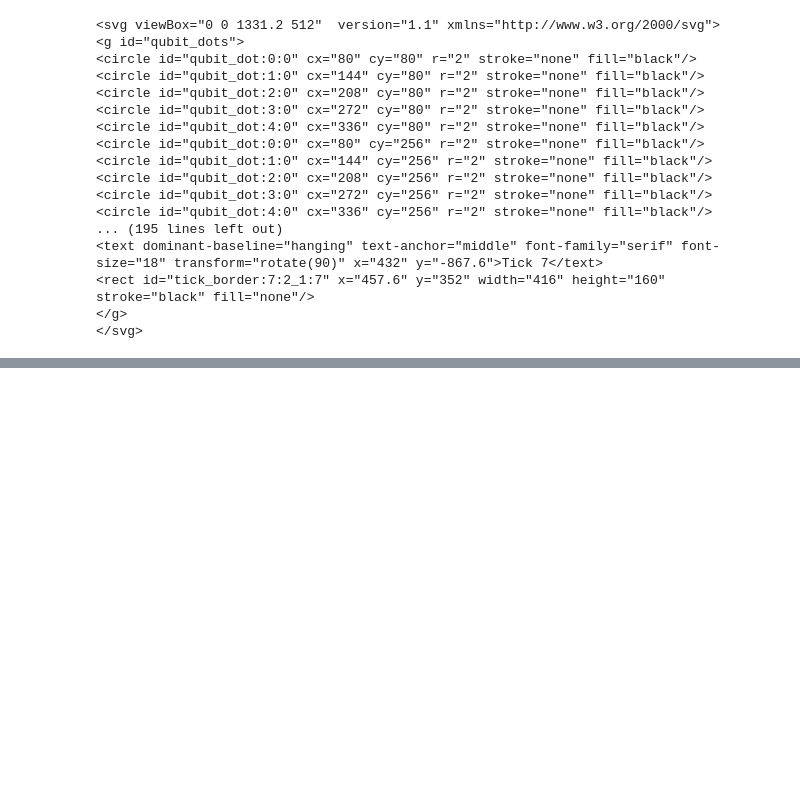
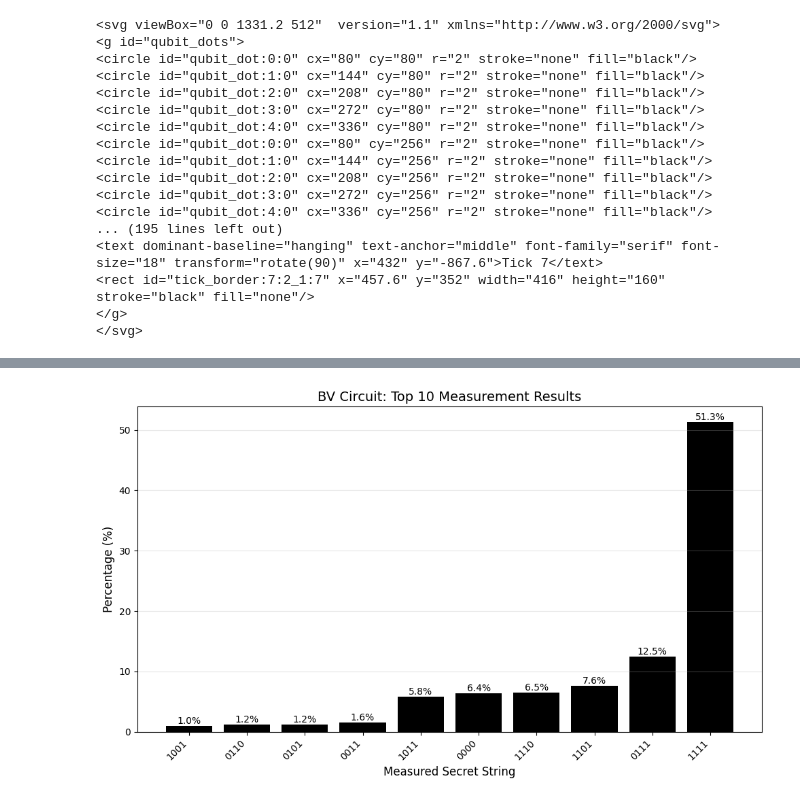
Before and after one commit to YasithDSL/RiDAR, a Jupyter notebook: stim_notebook.ipynb, the cells around one changed output, grey strips where cells are left out. Saved outputs shown, nothing was run; the diff lists cells and outputs as text; code cells hidden in the pictures; blank space fills up the shorter version.

```diff
--- a/stim_notebook.ipynb
+++ b/stim_notebook.ipynb
@@ -223,0 +328,56 @@ bv5_circuit_with_errors.diagram('timeslice-svg')
+# %%
+import matplotlib.pyplot as plt
+from collections import Counter
+
+sampler = bv5_circuit_with_errors.compile_sampler()
+shots_many = sampler.sample(shots=1000)
+
+results = Counter()
+for shot in shots_many:
+    bitstring = ''.join(str(int(bit)) for bit in shot)
+    results[bitstring] += 1
+
+top_results = results.most_common(10)[::-1]
+bitstrings = [bs for bs, _ in top_results]
+counts = [count for _, count in top_results]
+
+percentages = [(count / 1000) * 100 for count in counts]
+# %%
+def evaluate_circuit(circuit, shots=1000):
+    sampler = circuit.compile_sampler()
+    shots_many = sampler.sample(shots=shots)
+
+    results = Counter()
+    for shot in shots_many:
+        bitstring = ''.join(str(int(bit)) for bit in shot)
+        results[bitstring] += 1
+
+    top_results = results.most_common(10)[::-1]
+    return top_results
+
+def plot_distribution(top_results):
+    bitstrings = [bs for bs, _ in top_results]
+    counts = [count for _, count in top_results]
+
+    percentages = [(count / 1000) * 100 for count in counts]
+
+    plt.figure(figsize=(10, 6))
+    bars = plt.bar(range(len(bitstrings)), percentages, color='black')
+    plt.xlabel('Measured Secret String', fontsize=12)
+    plt.ylabel('Percentage (%)', fontsize=12)
+    plt.title('BV Circuit: Top 10 Measurement Results', fontsize=14)
+    plt.xticks(range(len(bitstrings)), bitstrings, rotation=45, ha='right')
+
+    for bar, pct in zip(bars, percentages):
+        height = bar.get_height()
+        plt.text(bar.get_x() + bar.get_width()/2., height,
+                f'{pct:.1f}%', ha='center', va='bottom', fontsize=10)
+
+    plt.grid(axis='y', alpha=0.3)
+    plt.tight_layout()
+    plt.show()
+
+results = evaluate_circuit(bv5_circuit_with_errors, shots=1000)
+plot_distribution(results)
+# %% [output]
+[figure, added]
```
Also changed, not shown: parts of 6 cells of this notebook, 2 other files.
